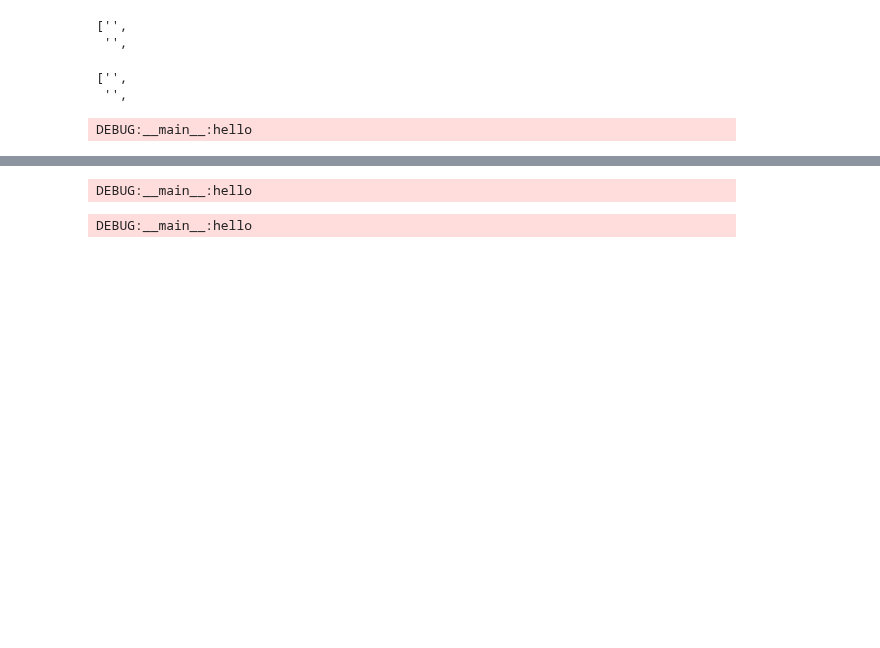
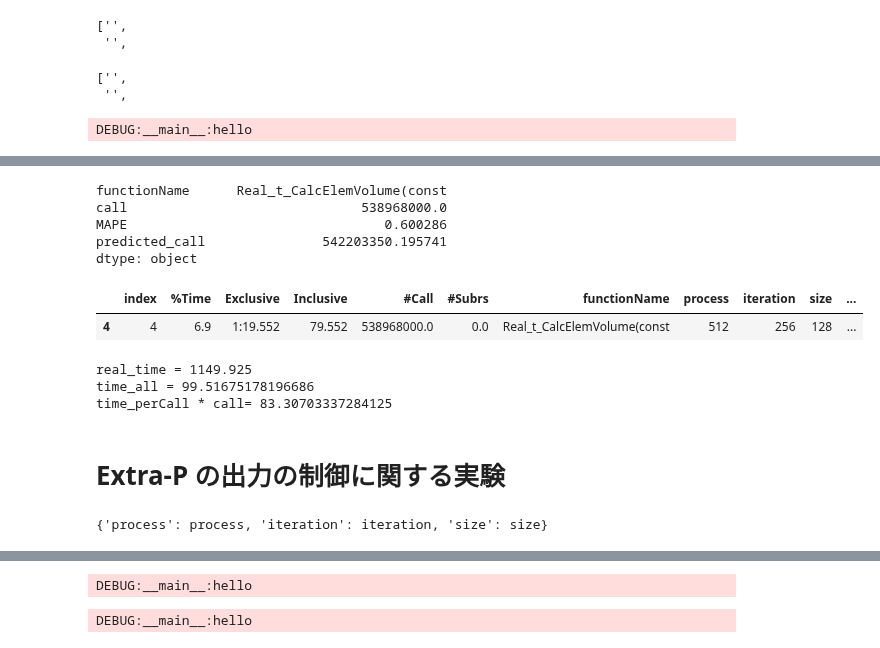
Before and after one commit to arima0714/Lab00, a Jupyter notebook: usedNote4.ipynb, the cells around one changed output, grey strips where cells are left out. Cells and saved outputs as stored; diff of their text form; code cells hidden in the pictures; blank space fills up the shorter version.

```diff
--- a/usedNote4.ipynb
+++ b/usedNote4.ipynb
@@ -1117,0 +1230,23 @@ DEBUG:__main__:hello
+# %%
+# ✅関数ごとにfor文を回す
+#   * 今回は試験的に１種類の関数で実施
+# ✅ExtraP向けの入力データを作成（総実行時間）
+# ✅ExtraP向けの入力データを作成（１回実行あたり）
+# ✅ExtraPでモデル構築（総実行時間）
+# ✅ExtraPでモデル構築（１回実行あたり）
+# ✅ExtraPで時間を予測（総実行時間）
+# ✅ExtraPで時間を予測（１回実行あたり）
+# 関数コール回数予測のためのモデルを構築
+# 関数コール回数を予測
+# 予測された実行時間と予測されたコール回数をまとめる
+
+functionNames: list[str] = sorted(list(set(trainDF_lulesh["Name"])))
+for functionName in functionNames:
+    pass
+
+functionName = "Real_t_CalcElemVolume(const"
+trainDF_perFunc: pd.DataFrame = trainDF_lulesh[trainDF_lulesh["Name"] == functionName]
+testDF_perFunc: pd.DataFrame = testDF_lulesh[testDF_lulesh["Name"] == functionName]
+
+expVar: list[str] = ["process", "iteration", "size"]
+resVar: str
@@ -1117,0 +1396,48 @@ DEBUG:__main__:hello
+# %%
+bestModelDict: dict = return_bestModelObject(
+    inputDF=trainDF_perFunc,
+    list_expVar=expVar,
+    list_resVar=[resVar],
+    list_modelName=list_modelName,
+)
+
+bestModel = bestModelDict["object"]
+
+predicted = float(np.array(bestModel.predict(inputDF=testDF_perFunc[expVar])))
+_call: float = float(testDF_perFunc.iloc[0][resVar])
+_MAPE: float = float(returnMapeScore(l1=[_call], l2=[predicted]))
+_series: pd.Series = pd.Series(
+    {
+        "functionName": functionName,
+        "call": _call,
+        "MAPE": _MAPE,
+        "predicted_call": predicted,
+    }
+)
+
+call = _call
+
+_series
+# %% [output]
+functionName      Real_t_CalcElemVolume(const
+call                              538968000.0
+MAPE                                 0.600286
+predicted_call               542203350.195741
+dtype: object
+# %%
+testDF_perFunc
+# %% [output]
+|  | index | %Time | Exclusive | Inclusive | #Call | #Subrs | functionName | process | iteration | size | ... |
+| 4 | 4 | 6.9 | 1:19.552 | 79.552 | 538968000.0 | 0.0 | Real_t_CalcElemVolume(const | 512 | 256 | 128 | ... |
+# %%
+real_time = testDF_lulesh.loc[0]["Inclusive"]
+
+print(
+    f"real_time = {real_time}\ntime_all = {time_all}\ntime_perCall * call= {time_perCall * call}\n"
+)
+# %% [output]
+real_time = 1149.925
+time_all = 99.51675178196686
+time_perCall * call= 83.30703337284125
+# %% [markdown]
+# Extra-P の出力の制御に関する実験
@@ -1117,0 +1450,7 @@ DEBUG:__main__:hello
+# %%
+dict_symbols = {}
+for elem in expVar:
+    dict_symbols[elem] = symbols(elem, real=True)
+dict_symbols
+# %% [output]
+{'process': process, 'iteration': iteration, 'size': size}
```
Also changed, not shown: parts of 33 cells of this notebook, 1 other file.
